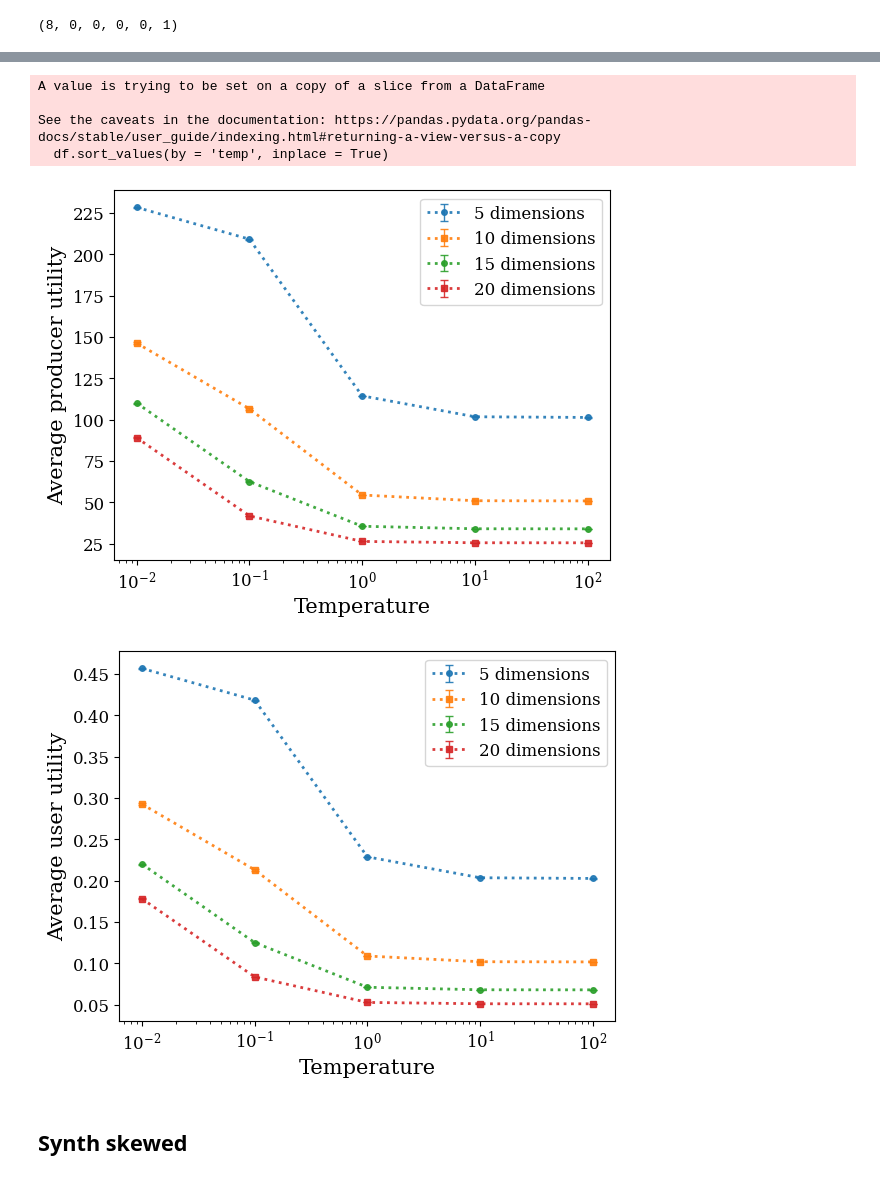
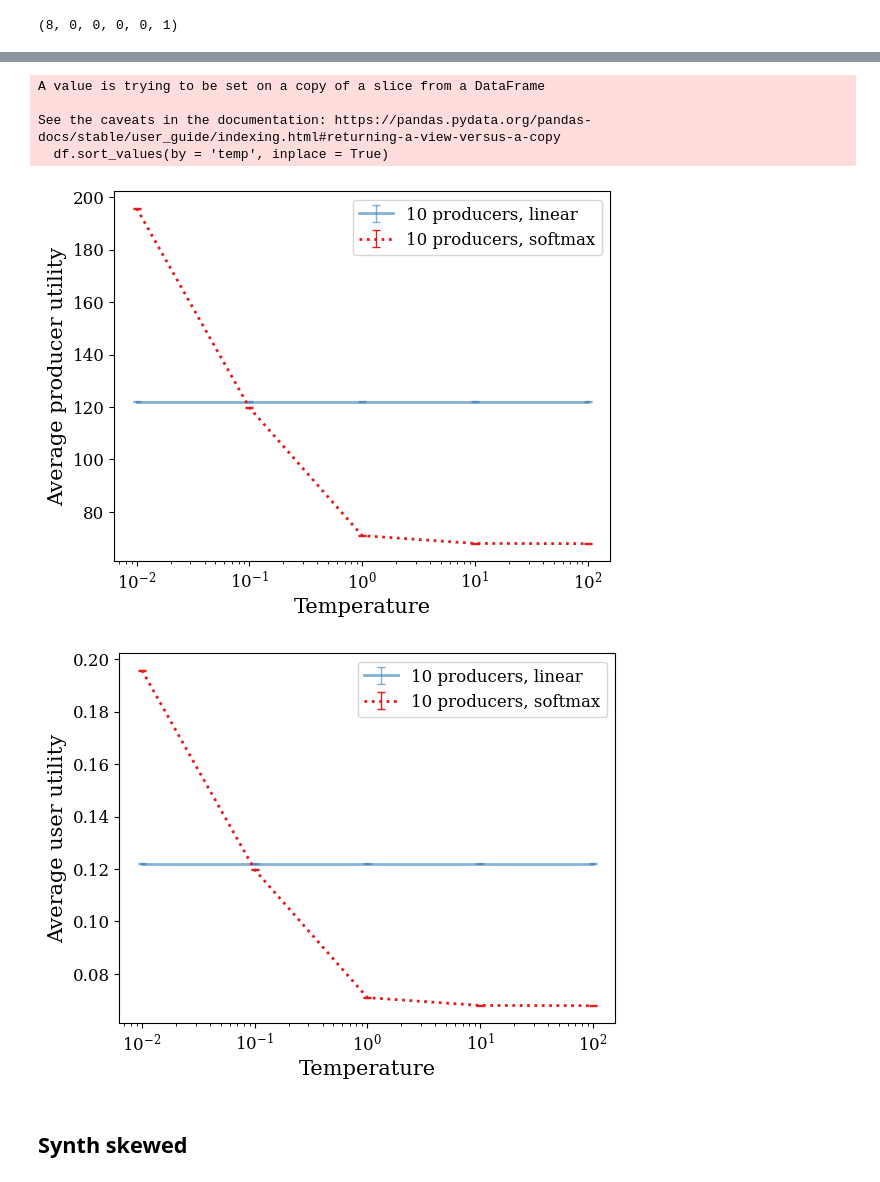
Before and after one commit to krishnacharya/recsys_eq, a Jupyter notebook: notebooks/utilities-tempvar-nprodcurvesndimcurves-nrips.ipynb, the cells around one changed output, grey strips where cells are left out. Drawn from its saved outputs; the diff is of its cells as text; code cells hidden in the pictures.

```diff
--- a/notebooks/utilities-tempvar-nprodcurvesndimcurves-nrips.ipynb
+++ b/notebooks/utilities-tempvar-nprodcurvesndimcurves-nrips.ipynb
@@ -198,12 +226,14 @@ See the caveats in the documentation: https://pandas.pydata.org/pandas-docs/stab
+# %%
+plot_utils_tempvar_prodcurves_linvssm(dict_df, df_linear, [nprod], '../plots/util-temps-nprodcurves/synthuniform_linvssm_')
+# %% [output]
+A value is trying to be set on a copy of a slice from a DataFrame
+
+See the caveats in the documentation: https://pandas.pydata.org/pandas-docs/stable/user_guide/indexing.html#returning-a-view-versus-a-copy
+  df.sort_values(by = 'temp', inplace = True)
+[figure, added]
+[figure, added]
 # %%
-plot_utils_tempvar_dimcurves__errbar(dict_df, '../plots/util-temps-ndimcurves/synthuniform_')
+# plot_utils_tempvar_dimcurves__errbar(dict_df, '../plots/util-temps-ndimcurves/synthuniform_')
-# %% [output]
-A value is trying to be set on a copy of a slice from a DataFrame
-
-See the caveats in the documentation: https://pandas.pydata.org/pandas-docs/stable/user_guide/indexing.html#returning-a-view-versus-a-copy
-  df.sort_values(by = 'temp', inplace = True)
-[figure, removed]
-[figure, removed]
 # %% [markdown]
 ## Synth skewed
 # %%
```
Also changed, not shown: parts of 16 cells of this notebook, 23 other files.
